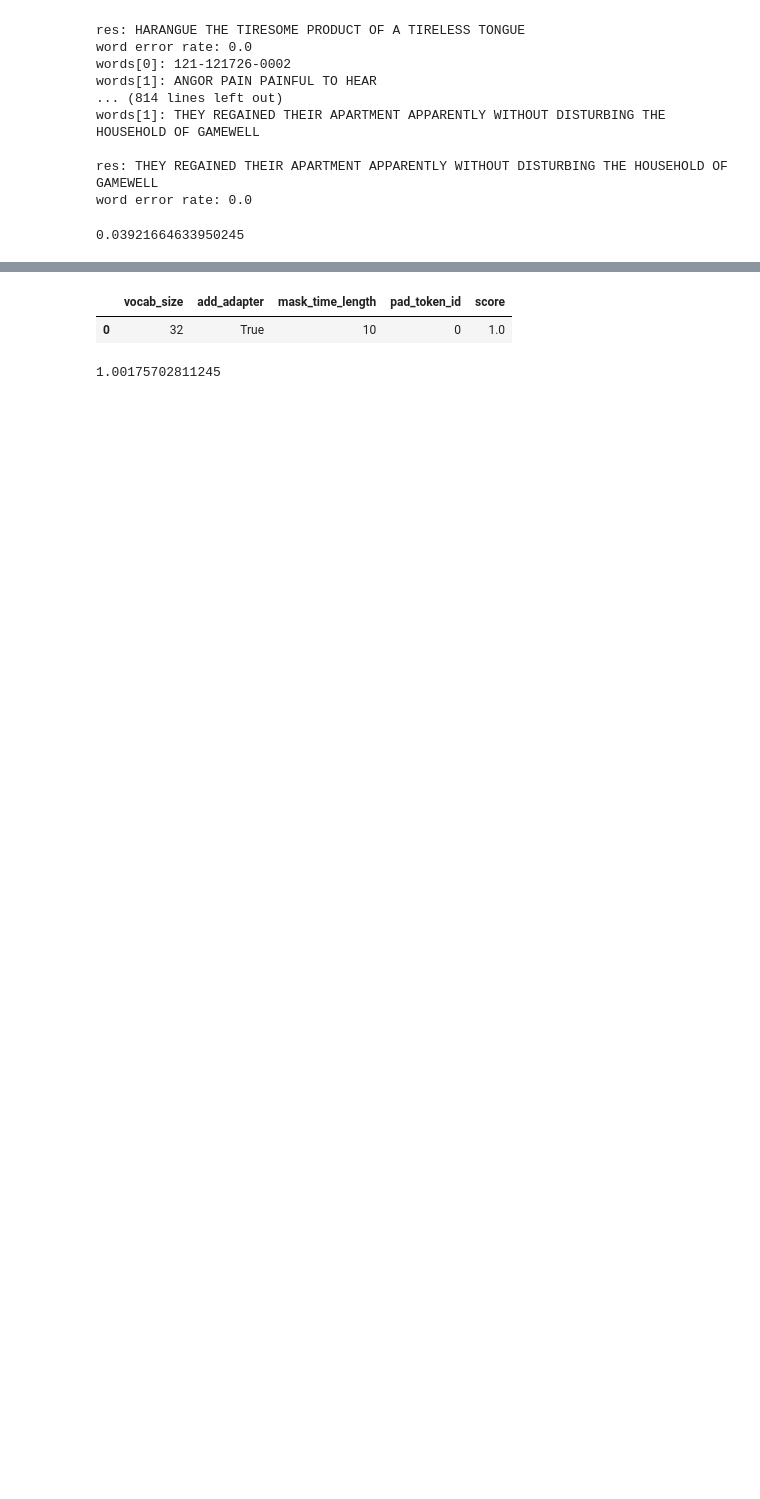
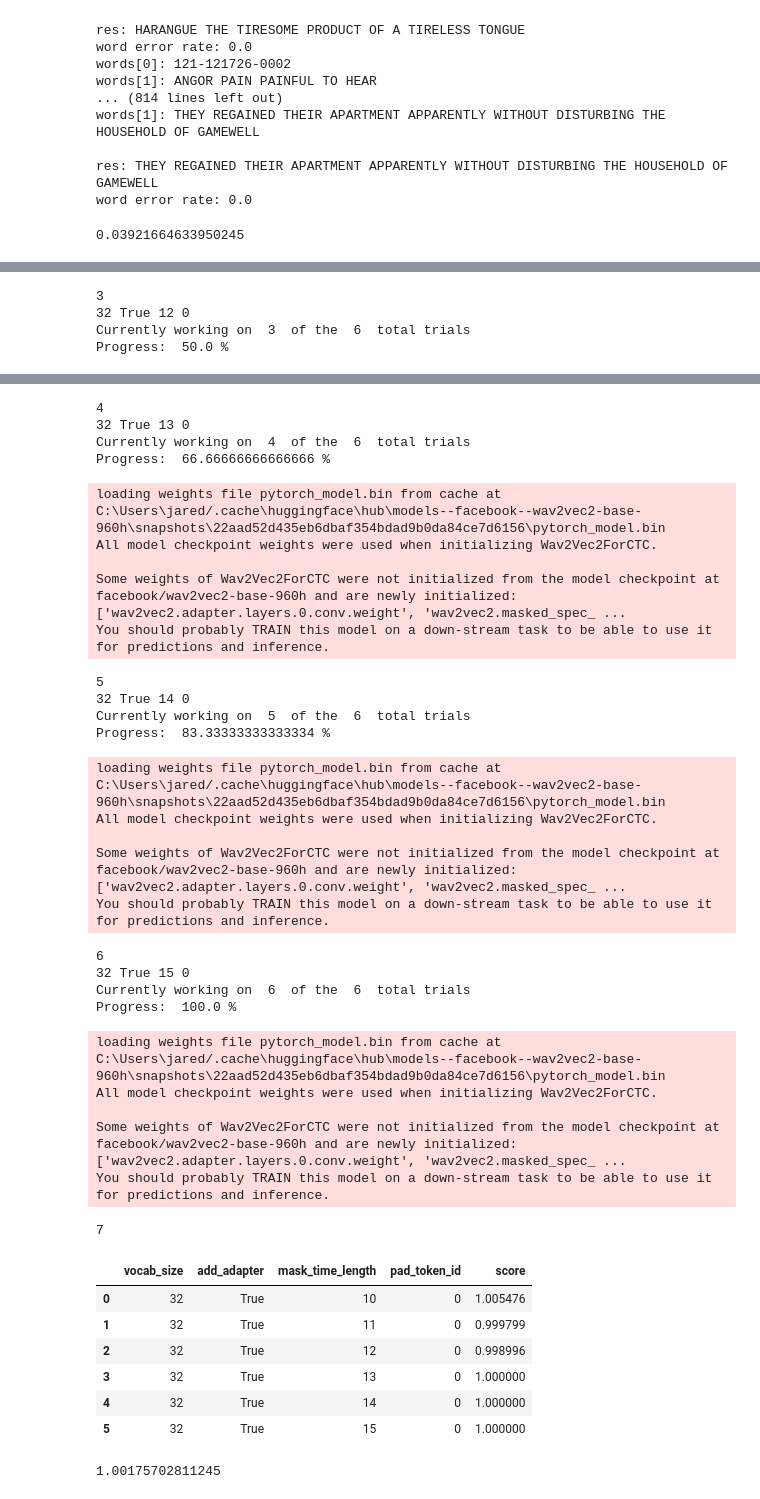
Before and after one commit to jchou03/Subtitle-AI, a Jupyter notebook: src/index.ipynb, the cells around one changed output, grey strips where cells are left out. Drawn from its saved outputs; the diff is of its cells as text; code cells hidden in the pictures; blank space fills up the shorter version.

Commit message:
contains initial results from running test over mask_time_length

```diff
--- a/src/index.ipynb
+++ b/src/index.ipynb
@@ -236,7 +236,7 @@ import pandas as pd
 vocab_size =[32]
 # conv_kernel=[(10, 3, 3, 3, 3, 3, 3)]
 add_adapter=[True]
-mask_time_length=[10]
+mask_time_length=[10, 11, 12, 13, 14, 15]
 pad_token_id=[0]
 index = 0
 n_trials=len(vocab_size)*len(add_adapter)*len(mask_time_length)*len(pad_token_id)
@@ -299,0 +292,4 @@ word error rate: 1.0
+3
+32 True 12 0
+Currently working on  3  of the  6  total trials
+Progress:  50.0 %
@@ -300,5 +301,38 @@ word error rate: 1.0
+4
+32 True 13 0
+Currently working on  4  of the  6  total trials
+Progress:  66.66666666666666 %
+loading weights file pytorch_model.bin from cache at C:\Users\jared/.cache\huggingface\hub\models--facebook--wav2vec2-base-960h\snapshots\22aad52d435eb6dbaf354bdad9b0da84ce7d6156\pytorch_model.bin
+All model checkpoint weights were used when initializing Wav2Vec2ForCTC.
+
+Some weights of Wav2Vec2ForCTC were not initialized from the model checkpoint at facebook/wav2vec2-base-960h and are newly initialized: ['wav2vec2.adapter.layers.0.conv.weight', 'wav2vec2.masked_spec_ ...
+You should probably TRAIN this model on a down-stream task to be able to use it for predictions and inference.
+5
+32 True 14 0
+Currently working on  5  of the  6  total trials
+Progress:  83.33333333333334 %
+loading weights file pytorch_model.bin from cache at C:\Users\jared/.cache\huggingface\hub\models--facebook--wav2vec2-base-960h\snapshots\22aad52d435eb6dbaf354bdad9b0da84ce7d6156\pytorch_model.bin
+All model checkpoint weights were used when initializing Wav2Vec2ForCTC.
+
+Some weights of Wav2Vec2ForCTC were not initialized from the model checkpoint at facebook/wav2vec2-base-960h and are newly initialized: ['wav2vec2.adapter.layers.0.conv.weight', 'wav2vec2.masked_spec_ ...
+You should probably TRAIN this model on a down-stream task to be able to use it for predictions and inference.
+6
+32 True 15 0
+Currently working on  6  of the  6  total trials
+Progress:  100.0 %
+loading weights file pytorch_model.bin from cache at C:\Users\jared/.cache\huggingface\hub\models--facebook--wav2vec2-base-960h\snapshots\22aad52d435eb6dbaf354bdad9b0da84ce7d6156\pytorch_model.bin
+All model checkpoint weights were used when initializing Wav2Vec2ForCTC.
+
+Some weights of Wav2Vec2ForCTC were not initialized from the model checkpoint at facebook/wav2vec2-base-960h and are newly initialized: ['wav2vec2.adapter.layers.0.conv.weight', 'wav2vec2.masked_spec_ ...
+You should probably TRAIN this model on a down-stream task to be able to use it for predictions and inference.
+7
 |  | vocab_size | add_adapter | mask_time_length | pad_token_id | score |
-| 0 | 32 | True | 10 | 0 | 1.0 |
+| 0 | 32 | True | 10 | 0 | 1.005476 |
+| 1 | 32 | True | 11 | 0 | 0.999799 |
+| 2 | 32 | True | 12 | 0 | 0.998996 |
+| 3 | 32 | True | 13 | 0 | 1.000000 |
+| 4 | 32 | True | 14 | 0 | 1.000000 |
+| 5 | 32 | True | 15 | 0 | 1.000000 |
 # %%
 eval(model, device, data_path)
 # %% [output]
```
Also changed, not shown: parts of 3 cells of this notebook.
